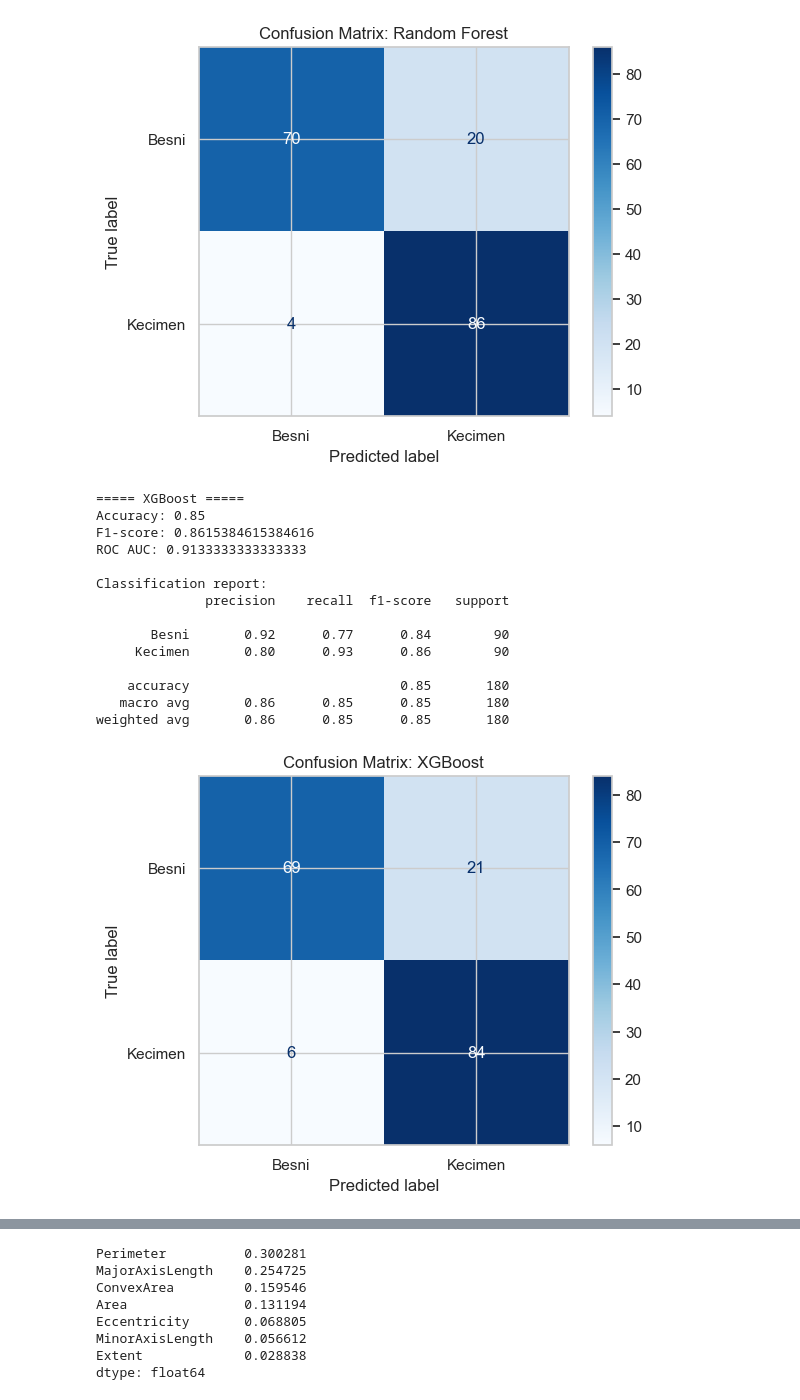
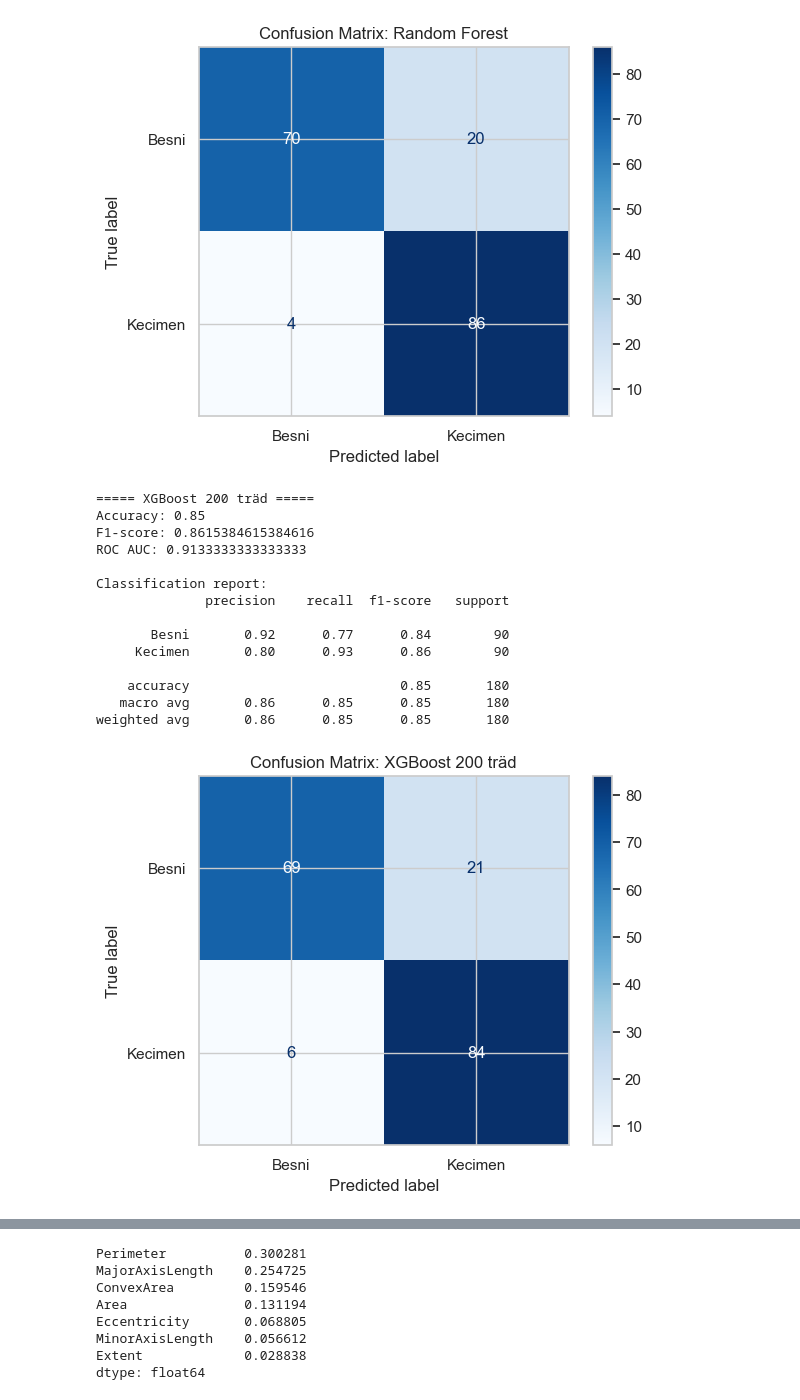
Before and after one commit to mahtabb90/raisin-detective-ml, a Jupyter notebook: notebooks/spirit/01_data_loading_and_eda.ipynb, the cells around one changed output, grey strips where cells are left out. Drawn from its saved outputs; the diff is of its cells as text; code cells hidden in the pictures.

```diff
--- a/notebooks/spirit/01_data_loading_and_eda.ipynb
+++ b/notebooks/spirit/01_data_loading_and_eda.ipynb
@@ -424,39 +424,39 @@ weighted avg       0.88      0.87      0.87       180
 [figure]
 # %%
 # =========================
-# CELL 12: XGBOOST
+# CELL 12: XGBOOST 200 träd
 # =========================
 # Frågeställning:
 # Kan en mer avancerad ensemblemodell förbättra resultatet?
 #
 # Logik:
 # XGBoost bygger träd stegvis.
 # Varje nytt träd försöker rätta till tidigare misstag.
 
 xgb_model = XGBClassifier(
     n_estimators=200,
     max_depth=4,
     learning_rate=0.05,
     eval_metric="logloss",
     random_state=42
 )
 
 xgb_model.fit(X_train, y_train)
 
-evaluate_model("XGBoost", xgb_model, X_test, y_test)
+evaluate_model("XGBoost 200 träd", xgb_model, X_test, y_test)
 # %% [output]
-===== XGBoost =====
+===== XGBoost 200 träd =====
 Accuracy: 0.85
 F1-score: 0.8615384615384616
 ROC AUC: 0.9133333333333333
 
 Classification report:
               precision    recall  f1-score   support
 
        Besni       0.92      0.77      0.84        90
      Kecimen       0.80      0.93      0.86        90
 
     accuracy                           0.85       180
    macro avg       0.86      0.85      0.85       180
 weighted avg       0.86      0.85      0.85       180
-[figure, old version]
+[figure, new version]
```
Also changed, not shown: parts of 8 cells of this notebook, 1 other file.
